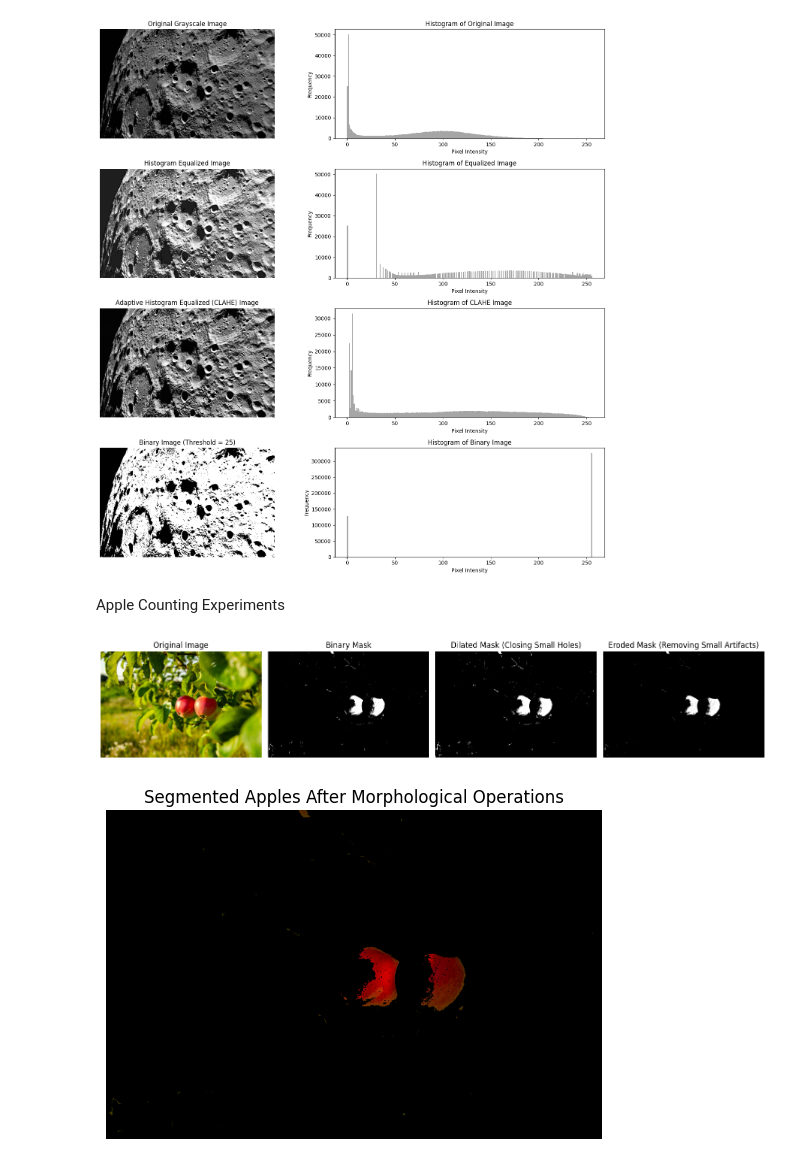
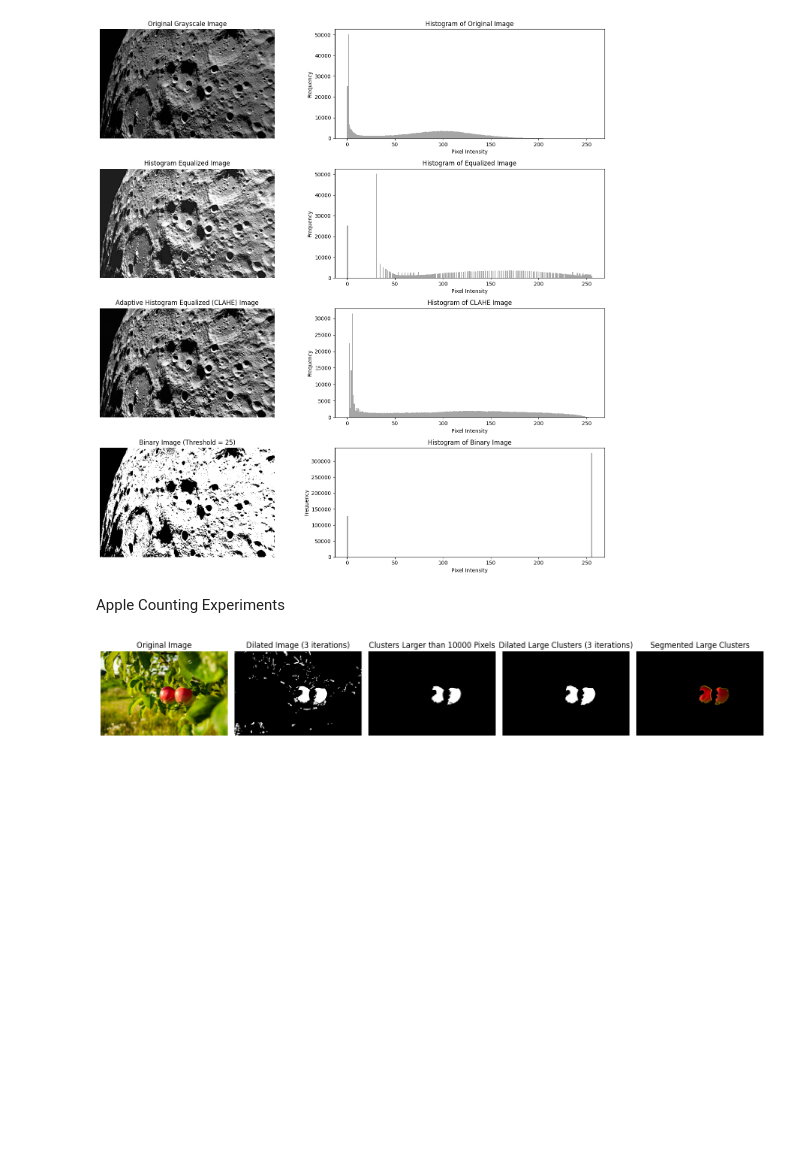
Before and after one commit to SIDDHARTH-S-001/openai_gym_experiments, a Jupyter notebook: image_processing/classical_techniques.ipynb, the cells around one changed output. Saved outputs shown, nothing was run; the diff lists cells and outputs as text; code cells hidden in the pictures; blank space fills up the shorter version.

Commit message:
implemented dialation, then clustering and then dialation on clusters larger than a predefined threshold

```diff
--- a/image_processing/classical_techniques.ipynb
+++ b/image_processing/classical_techniques.ipynb
@@ -192,67 +192,62 @@ else:
     # Convert mask to binary (already in binary due to inRange)
     binary_image = mask
 
-    # Find connected components (clusters)
-    num_labels, labels, stats, centroids = cv2.connectedComponentsWithStats(binary_image, connectivity=8)
+    # Define a kernel for dilation and erosion
+    kernel = np.ones((5, 5), np.uint8)
 
-    # Identify the largest connected component (excluding the background, label 0)
-    largest_label = 1 + np.argmax(stats[1:, cv2.CC_STAT_AREA])  # Skipping the background (label 0)
+    # Step 1: Apply dilation for 3 iterations to the binary image
+    dilated_image = cv2.dilate(binary_image, kernel, iterations=3)
 
-    # Create a mask for the largest connected component (cluster)
-    largest_cluster_mask = np.zeros_like(binary_image)
-    largest_cluster_mask[labels == largest_label] = 255
+    # Step 2: Perform connected components (clustering) after dilation
+    num_labels, labels, stats, centroids = cv2.connectedComponentsWithStats(dilated_image, connectivity=8)
 
-    # Define a kernel for dilation and erosion
-    kernel = np.ones((3, 3), np.uint8)
+    # Step 3: Set a threshold for the size of clusters (e.g., 500 pixels)
+    size_threshold = 10000  # You can adjust this value based on your image
 
-    # Step 1: Apply dilation only to the largest cluster
-    dilated_cluster = cv2.dilate(largest_cluster_mask, kernel, iterations=25)
+    # Step 4: Create a new mask to keep only large clusters
+    large_clusters_mask = np.zeros_like(binary_image)
+    for i in range(1, num_labels):  # Start from 1 to skip the background (label 0)
+        if stats[i, cv2.CC_STAT_AREA] > size_threshold:
+            large_clusters_mask[labels == i] = 255  # Keep large clusters
 
-    # Step 2: Apply erosion after dilation to the largest cluster (closing operation)
-    # eroded_cluster = cv2.erode(dilated_cluster, kernel, iterations=1)
+    # Step 5: Apply dilation again for 3 iterations only to the large clusters
+    dilated_large_clusters = cv2.dilate(large_clusters_mask, kernel, iterations=3)
 
     # Plot the results
     plt.figure(figsize=(15, 10))
 
     # Display the original image
     plt.subplot(1, 5, 1)
     plt.imshow(img_clahe_rgb)
     plt.title('Original Image')
     plt.axis('off')
 
-    # Display the binary mask (before clustering)
+    # Display the binary mask (after first dilation)
     plt.subplot(1, 5, 2)
-    plt.imshow(binary_image, cmap='gray')
-    plt.title('Binary Mask')
+    plt.imshow(dilated_image, cmap='gray')
+    plt.title('Dilated Image (3 iterations)')
     plt.axis('off')
 
-    # Display the largest cluster before dilation/erosion
+    # Display the large clusters mask (after size threshold)
     plt.subplot(1, 5, 3)
-    plt.imshow(largest_cluster_mask, cmap='gray')
-    plt.title('Largest Cluster')
+    plt.imshow(large_clusters_mask, cmap='gray')
+    plt.title(f'Clusters Larger than {size_threshold} Pixels')
     plt.axis('off')
 
-    # Display the dilated image (after dilation on the largest cluster)
+    # Display the large clusters after second dilation
     plt.subplot(1, 5, 4)
-    plt.imshow(dilated_cluster, cmap='gray')
-    plt.title('Dilated Largest Cluster')
+    plt.imshow(dilated_large_clusters, cmap='gray')
+    plt.title('Dilated Large Clusters (3 iterations)')
     plt.axis('off')
 
-    # Display the eroded image (after erosion on the dilated cluster)
+    # Display the final segmented large clusters after selective dilation
     plt.subplot(1, 5, 5)
-    plt.imshow(eroded_cluster, cmap='gray')
-    plt.title('Eroded Largest Cluster')
+    result_final = cv2.bitwise_and(img_rgb, img_rgb, mask=dilated_large_clusters)
+    plt.imshow(result_final)
+    plt.title('Segmented Large Clusters')
     plt.axis('off')
 
     plt.tight_layout()
     plt.show()
-
-    # Display the final segmented apple (largest cluster after morphological operations)
-    result_final = cv2.bitwise_and(img_rgb, img_rgb, mask=eroded_cluster)
-    plt.imshow(result_final)
-    plt.title('Segmented Apples After Selective Morphological Operations')
-    plt.axis('off')
-    plt.show()
 # %% [output]
-[figure, old version]
+[figure, new version]
-[figure, removed]
```
